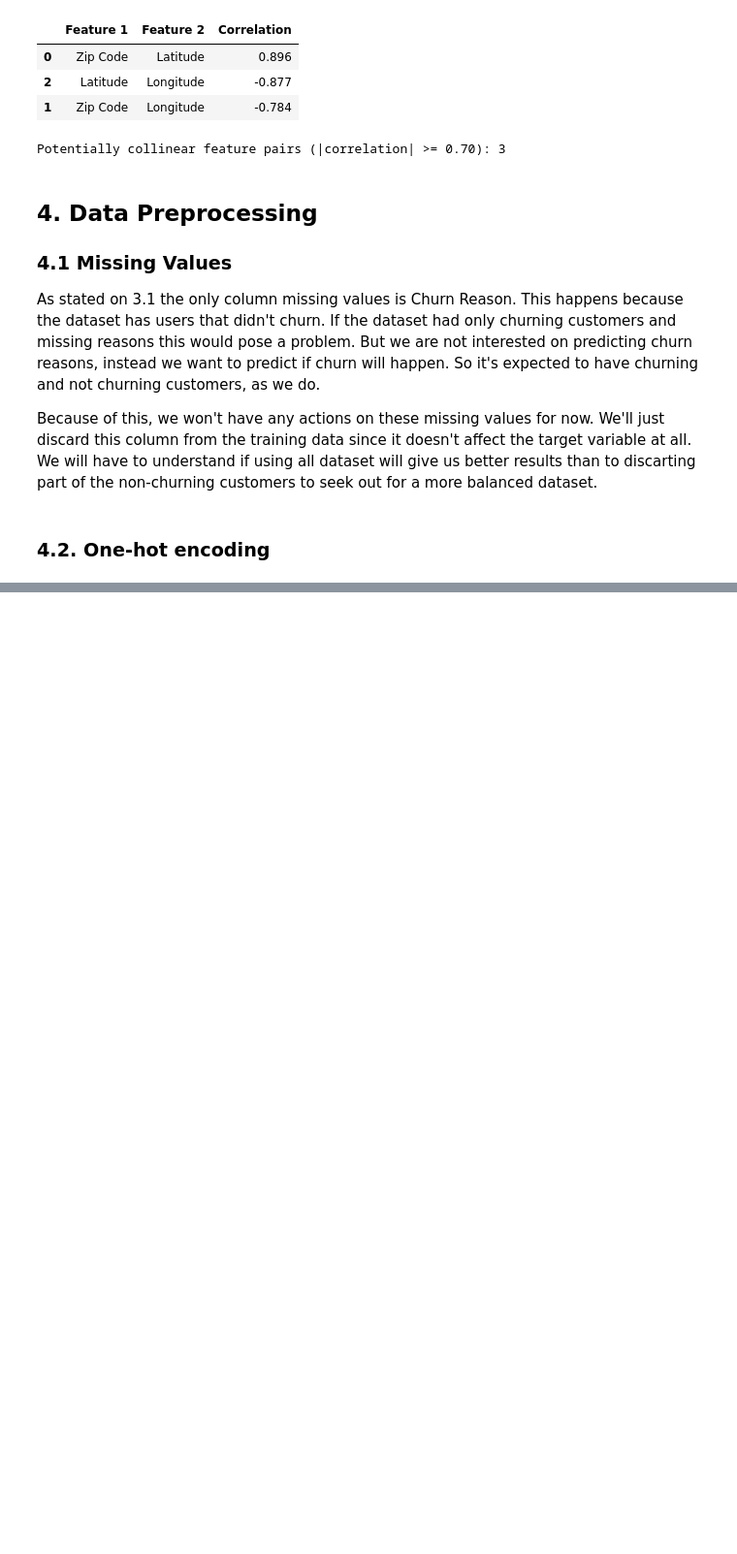
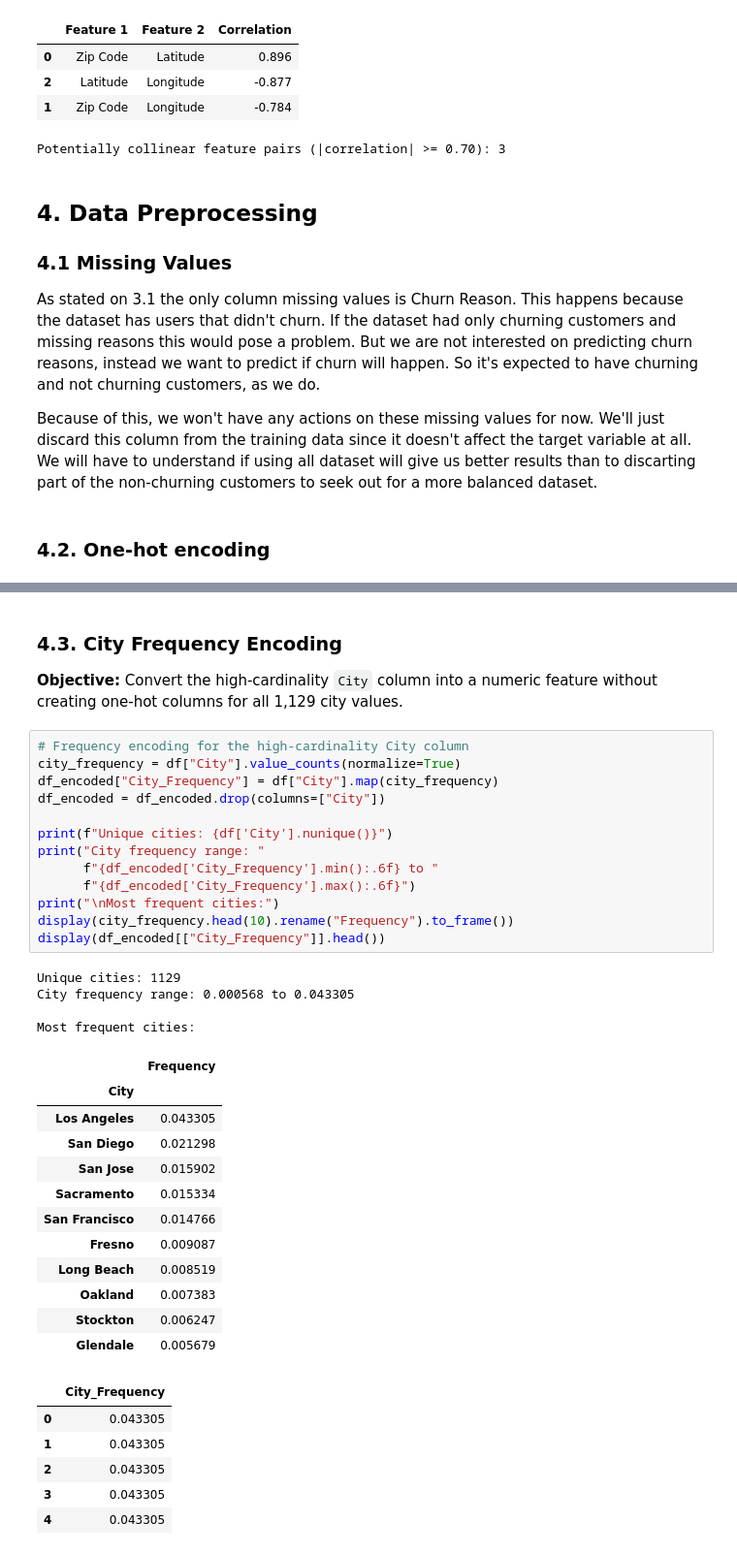
Before and after one commit to FIAP-MLE/tech-challenge-fase1, a Jupyter notebook: notebooks/exploratory-data-analysis.ipynb, the cells around one changed output, grey strips where cells are left out. Shown at 97% size. Saved outputs shown, nothing was run; the diff lists cells and outputs as text; blank space fills up the shorter version.

```diff
--- a/notebooks/exploratory-data-analysis.ipynb
+++ b/notebooks/exploratory-data-analysis.ipynb
@@ -508,0 +586,40 @@ Because of this, we won't have any actions on these missing values for now. We'l
+# %% [markdown]
+### 4.3. City Frequency Encoding
+
+**Objective:** Convert the high-cardinality `City` column into a numeric feature without creating one-hot columns for all 1,129 city values.
+# %%
+# Frequency encoding for the high-cardinality City column
+city_frequency = df["City"].value_counts(normalize=True)
+df_encoded["City_Frequency"] = df["City"].map(city_frequency)
+df_encoded = df_encoded.drop(columns=["City"])
+
+print(f"Unique cities: {df['City'].nunique()}")
+print("City frequency range: "
+      f"{df_encoded['City_Frequency'].min():.6f} to "
+      f"{df_encoded['City_Frequency'].max():.6f}")
+print("\nMost frequent cities:")
+display(city_frequency.head(10).rename("Frequency").to_frame())
+display(df_encoded[["City_Frequency"]].head())
+# %% [output]
+Unique cities: 1129
+City frequency range: 0.000568 to 0.043305
+
+Most frequent cities:
+|  | Frequency |
+| City |  |
+| Los Angeles | 0.043305 |
+| San Diego | 0.021298 |
+| San Jose | 0.015902 |
+| Sacramento | 0.015334 |
+| San Francisco | 0.014766 |
+| Fresno | 0.009087 |
+| Long Beach | 0.008519 |
+| Oakland | 0.007383 |
+| Stockton | 0.006247 |
+| Glendale | 0.005679 |
+|  | City_Frequency |
+| 0 | 0.043305 |
+| 1 | 0.043305 |
+| 2 | 0.043305 |
+| 3 | 0.043305 |
+| 4 | 0.043305 |
```
Also changed, not shown: parts of 19 cells of this notebook, 1 other file.
